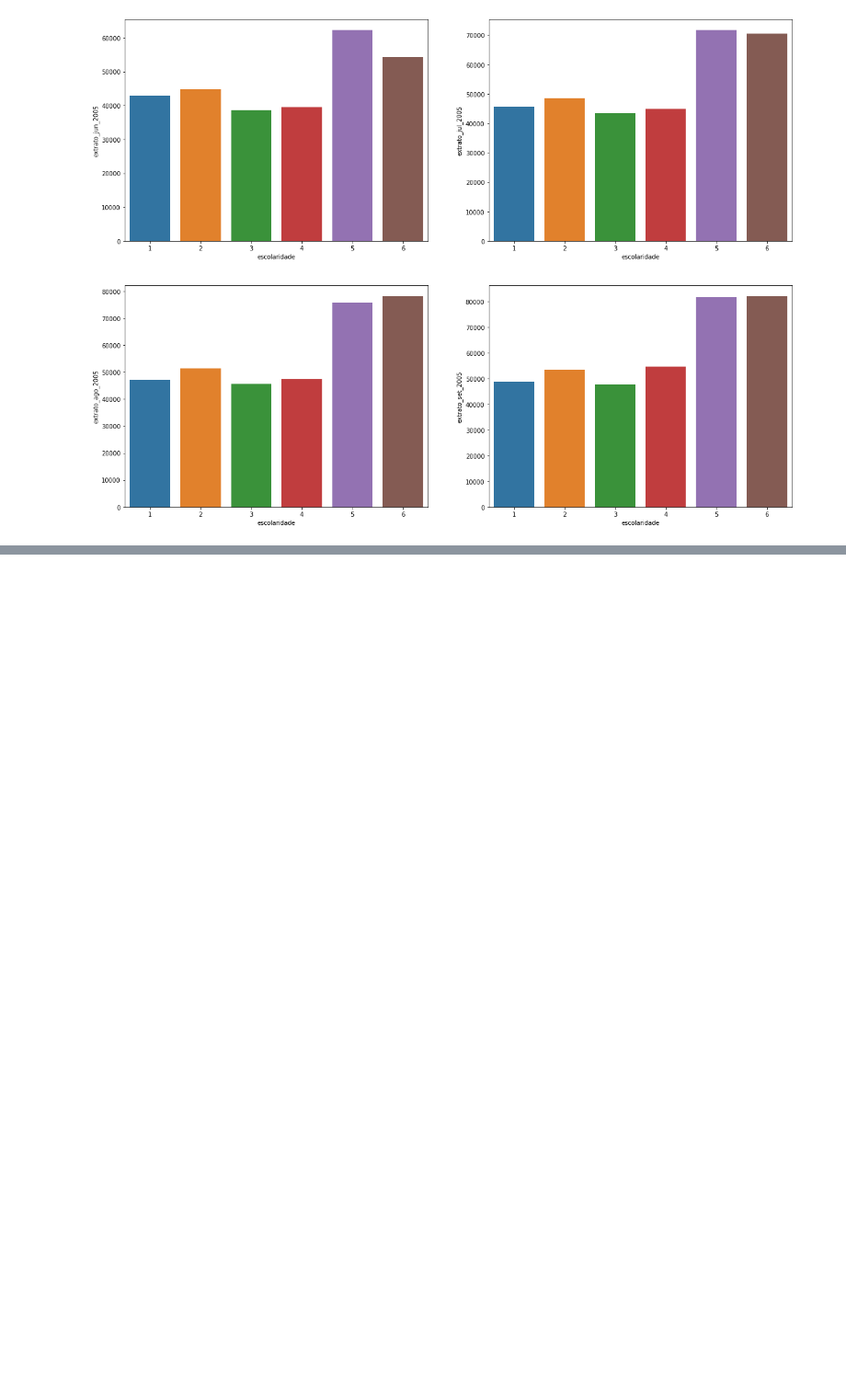
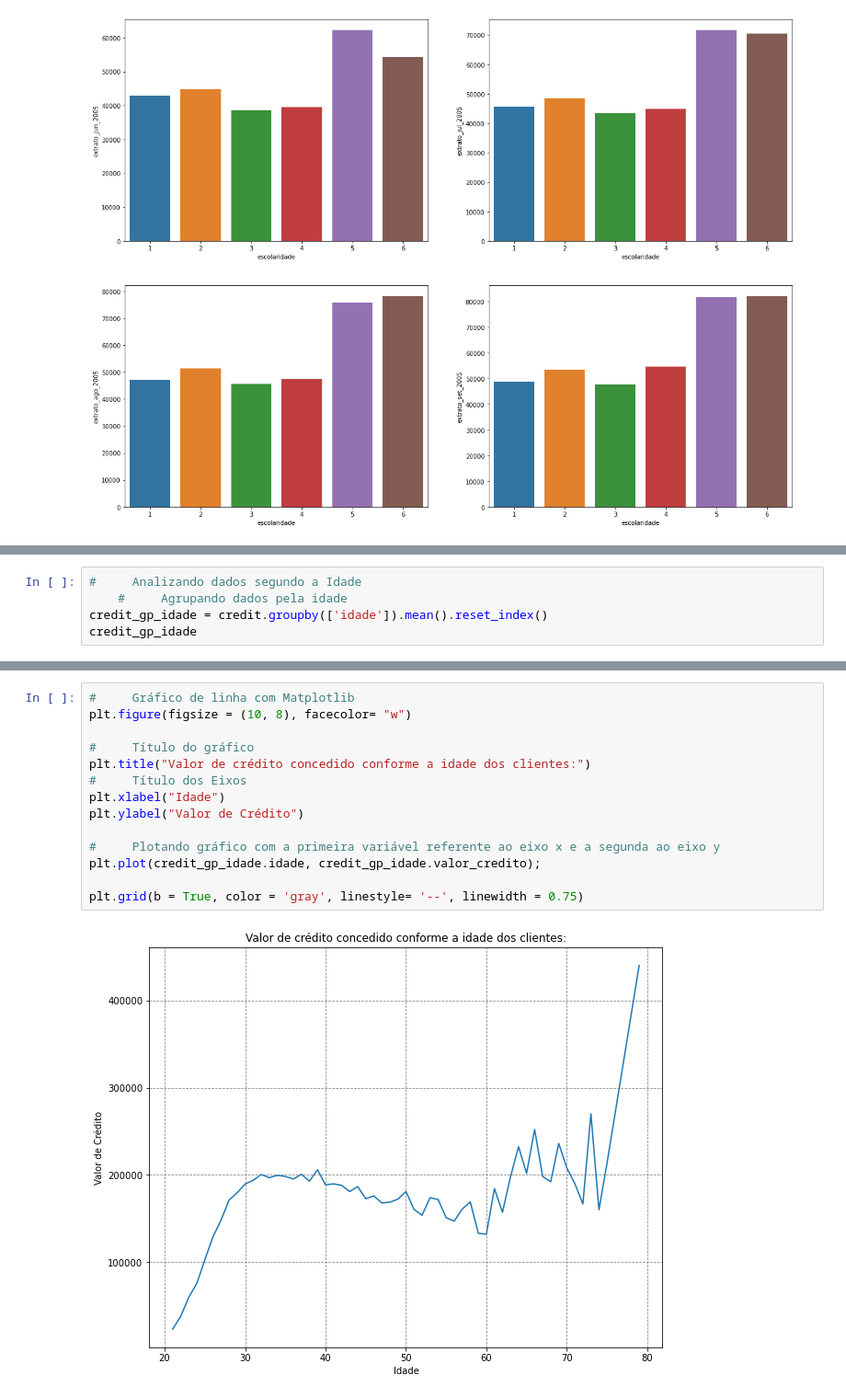
Before and after one commit to thiagot3/Vizualiza-o-de-Dados, a Jupyter notebook: Visualização de Dados.ipynb, the cells around one changed output, grey strips where cells are left out. Shown at 92% size. Drawn from its saved outputs; the diff is of its cells as text; blank space fills up the shorter version.

Commit message:
Update das Aulas de Visualização de Dados

```diff
--- a/Visualização de Dados.ipynb
+++ b/Visualização de Dados.ipynb
@@ -129,0 +133,5 @@ fig.show()
+# %%
+#     Analizando dados segundo a Idade
+    #     Agrupando dados pela idade
+credit_gp_idade = credit.groupby(['idade']).mean().reset_index()
+credit_gp_idade
@@ -129,0 +157,16 @@ fig.show()
+# %%
+#     Gráfico de linha com Matplotlib
+plt.figure(figsize = (10, 8), facecolor= "w")
+
+#     Título do gráfico
+plt.title("Valor de crédito concedido conforme a idade dos clientes:")
+#     Título dos Eixos
+plt.xlabel("Idade")
+plt.ylabel("Valor de Crédito")
+
+#     Plotando gráfico com a primeira variável referente ao eixo x e a segunda ao eixo y
+plt.plot(credit_gp_idade.idade, credit_gp_idade.valor_credito);
+
+plt.grid(b = True, color = 'gray', linestyle= '--', linewidth = 0.75)
+# %% [output]
+[figure, added]
```
Also changed, not shown: parts of 10 cells of this notebook, 2 other files.
